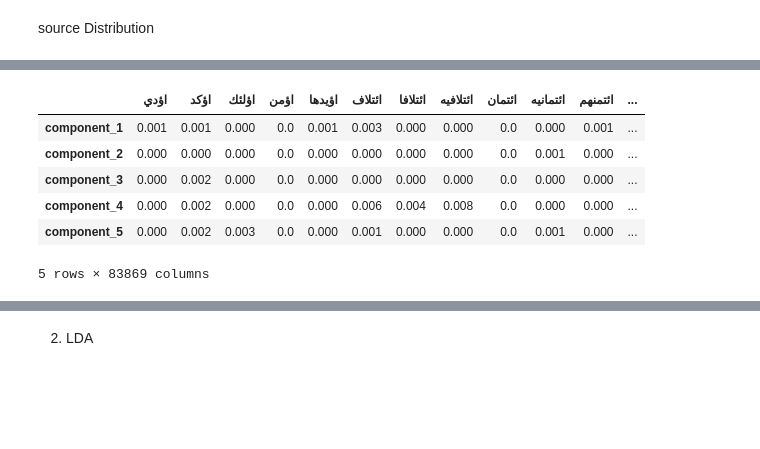
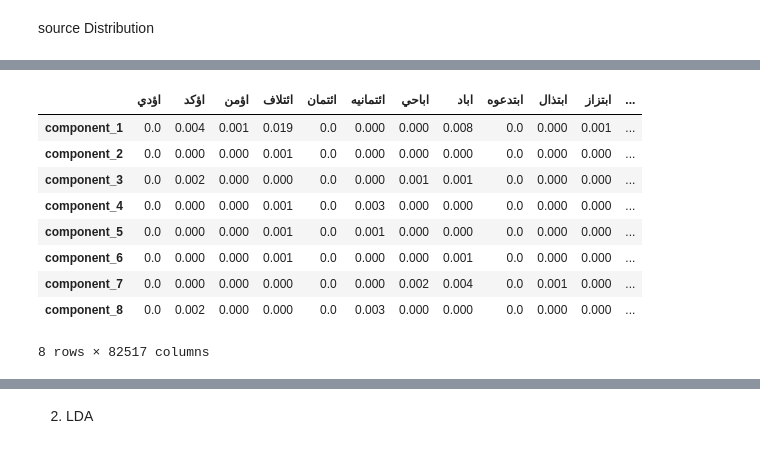
Before and after one commit to REHAB199/NLP-SaudiNewsNet, a Jupyter notebook: Code/nlp-saudi-news.ipynb, the cells around one changed output, grey strips where cells are left out. Saved outputs shown, nothing was run; the diff lists cells and outputs as text; code cells hidden in the pictures; blank space fills up the shorter version.

```diff
--- a/Code/nlp-saudi-news.ipynb
+++ b/Code/nlp-saudi-news.ipynb
@@ -196,7 +178,7 @@ def clean_text(text):
 
     return text
 # %%
-arabic_punctuations = '''`÷×؛<>_()*&^%][ـ،/:"؟.,'{}~¦+|!”…“–ـ'''
+arabic_punctuations = '''«»`÷×؛<>_()*&^%][ـ،/:"؟.,'{}~¦+|!”…“–ـ'''
 english_punctuations = string.punctuation
 punctuations_list = arabic_punctuations + english_punctuations
 
@@ -300,0 +250,25 @@ data = df_sample[df_sample.columns[2]].values.tolist()
+# %%
+stopـwords =nltk.corpus.stopwords.words("arabic")
+stopـwords.extend(['هـ', 'د', 'م', 'الى', 'ان', 'اذ', 'لهذه',
+                   'قال', 'وقال', 'اكد', 'عدد', 'بعدد', 'وعدد'
+                   , 'والتي', 'بن', 'بنت', 'وقد', 'ا', 'عبر',
+                   'خلال', 'او', 'الا', 'وان', 'اي', 'بان', 'كان'
+                   , 'كانت' ,'تم','الف','مليون', 'وفي', 'وقد','اكثر','اقل'
+                   , 'انه','وانه', 'قالت', 'وقالت', 'وتم','اذا', 'وسوف', 'ه', 'م', 'كثير',
+                   'ودليل', 'معهم','مصدر'
+                   ,'مر','على','تنتهي','كبيرة','تستمر','الفرج','وواضح','وصاحب',
+                   'يتم','،وذلك','تكون','عليها'
+                   ,'انها','امس','العامه','الثاني','لاداره','اكبر','الف','اليوم'
+                   ,'خلال','الاسبوع','اباغسطس','اباطيلهم','ابارك','ابارا','ابار','اباده','اباحيا','اباتشي',
+                   'ابابا','ابائهم','ابائه','اباؤهم','اباؤنا','اباؤكن','اباءهم','اباءنا','اباء','ابا'
+                   ,'اب','ائمه','ائذن','ائتماني','ائتلافيه','ائتلافا','ئايه','اباحه','ابالخيل'
+                   ,'ابالغ','ابان','ابانات','ابانها','اباه','اباوت',
+                   'ابت','ابتد','ابتدا','ابتداء','ابتدائي',
+                   'ابتدائيا','ابتدائيه','ابتدات','ابتدعها','ابتدعوا','ابتسام','ابتسامات','ابتسامتكم',
+                   'ابتسامتها','ابتسامتهم','ابتسامه'
+                   ,'ابتسم','ابتسمت'
+                   ,'ابتعاثاهل','ابتعاثهم'
+                   ,'ﺍﻟﻔﻴﻮﺵ','ﺍﻟﻤﺨﺘﻠﻔﺔ','ﺍﻟﻤﻨﺎﻃﻖ','ﺍﻟﻤﻄﺎﺭ','ﺍﻟﻤﻌﻨﻴﺔ','ﺑﺎﺏ','ﺑﻤﺮﻳﺲ',
+                   'ﺣﺎﻟﻴﺎ','ﺣﺘﻰ','ﺩﺍﺭ','ﺳﺘﻮﺍﺻﻞ','ﻋﻤﻠﻴﺎﺗﻬﺎ'
+                   ,'ﻓﻲ','ﻛﻞ','ﻟﻌﻮﺩﺓ','ﻣنطقه','ﻣﺠﺎﻝ','ﻣﻊ','ﻣﻦ','ﻭان','ﻭﺍﺳﺘﻘﺒﺎﻝ'
+                   ,'ﻭﺍﻟﻜﺜﻴﺮ','ﻷي','ﻹكمال','ﻹنشائه','ﻭﻣﻌﺎﺭﻙ','ﻭﻣﺴﺘﻘﺮﺓ','ﻭﺍﻟﻤﻮﺍﻧﺊ','ﺇﻟﻰ'])
@@ -301,7 +284,6 @@ data = df_sample[df_sample.columns[2]].values.tolist()
 # %%
 # the document-term matrix
-arb_stopwords = set(nltk.corpus.stopwords.words('arabic'))
-tfidf = TfidfVectorizer(stop_words=arb_stopwords)
-doc_words = tfidf.fit_transform(df_sample.content)
+tfidf = TfidfVectorizer(stop_words=stopـwords)
+doc_words = tfidf.fit_transform(df.content)
 pd.DataFrame(doc_words.toarray(),columns=tfidf.get_feature_names())
 # %% [output]
@@ -450,20 +406,24 @@ Topic  8
 ------------------------------------------
 # %%
-nmf_model = NMF(5)
+nmf_model = NMF(8)
 doc_topic = nmf_model.fit_transform(doc_words)
 # %%
 topic_word = pd.DataFrame(nmf_model.components_.round(3),
-             index = ["component_1","component_2","component_3","component_4","component_5"],
+             index = ["component_1","component_2","component_3","component_4","component_5"
+             ,"component_6","component_7","component_8"],
              columns = tfidf.get_feature_names())
 topic_word
 # %% [output]
-|  | اؤدي | اؤكد | اؤلئك | اؤمن | اؤيدها | ائتلاف | ائتلافا | ائتلافيه | ائتمان | ائتمانيه | ائتمنهم | ... |
-| component_1 | 0.001 | 0.001 | 0.000 | 0.0 | 0.001 | 0.003 | 0.000 | 0.000 | 0.0 | 0.000 | 0.001 | ... |
-| component_2 | 0.000 | 0.000 | 0.000 | 0.0 | 0.000 | 0.000 | 0.000 | 0.000 | 0.0 | 0.001 | 0.000 | ... |
-| component_3 | 0.000 | 0.002 | 0.000 | 0.0 | 0.000 | 0.000 | 0.000 | 0.000 | 0.0 | 0.000 | 0.000 | ... |
-| component_4 | 0.000 | 0.002 | 0.000 | 0.0 | 0.000 | 0.006 | 0.004 | 0.008 | 0.0 | 0.000 | 0.000 | ... |
-| component_5 | 0.000 | 0.002 | 0.003 | 0.0 | 0.000 | 0.001 | 0.000 | 0.000 | 0.0 | 0.001 | 0.000 | ... |
+|  | اؤدي | اؤكد | اؤمن | ائتلاف | ائتمان | ائتمانيه | اباحي | اباد | ابتدعوه | ابتذال | ابتزاز | ... |
+| component_1 | 0.0 | 0.004 | 0.001 | 0.019 | 0.0 | 0.000 | 0.000 | 0.008 | 0.0 | 0.000 | 0.001 | ... |
+| component_2 | 0.0 | 0.000 | 0.000 | 0.001 | 0.0 | 0.000 | 0.000 | 0.000 | 0.0 | 0.000 | 0.000 | ... |
+| component_3 | 0.0 | 0.002 | 0.000 | 0.000 | 0.0 | 0.000 | 0.001 | 0.001 | 0.0 | 0.000 | 0.000 | ... |
+| component_4 | 0.0 | 0.000 | 0.000 | 0.001 | 0.0 | 0.003 | 0.000 | 0.000 | 0.0 | 0.000 | 0.000 | ... |
+| component_5 | 0.0 | 0.000 | 0.000 | 0.001 | 0.0 | 0.001 | 0.000 | 0.000 | 0.0 | 0.000 | 0.000 | ... |
+| component_6 | 0.0 | 0.000 | 0.000 | 0.001 | 0.0 | 0.000 | 0.000 | 0.001 | 0.0 | 0.000 | 0.000 | ... |
+| component_7 | 0.0 | 0.000 | 0.000 | 0.000 | 0.0 | 0.000 | 0.002 | 0.004 | 0.0 | 0.001 | 0.000 | ... |
+| component_8 | 0.0 | 0.002 | 0.000 | 0.000 | 0.0 | 0.003 | 0.000 | 0.000 | 0.0 | 0.000 | 0.000 | ... |
-5 rows × 83869 columns
+8 rows × 82517 columns
 # %%
 display_topics(nmf_model, tfidf.get_feature_names(), 50)
 # %% [output]
```
Also changed, not shown: parts of 59 cells of this notebook.
